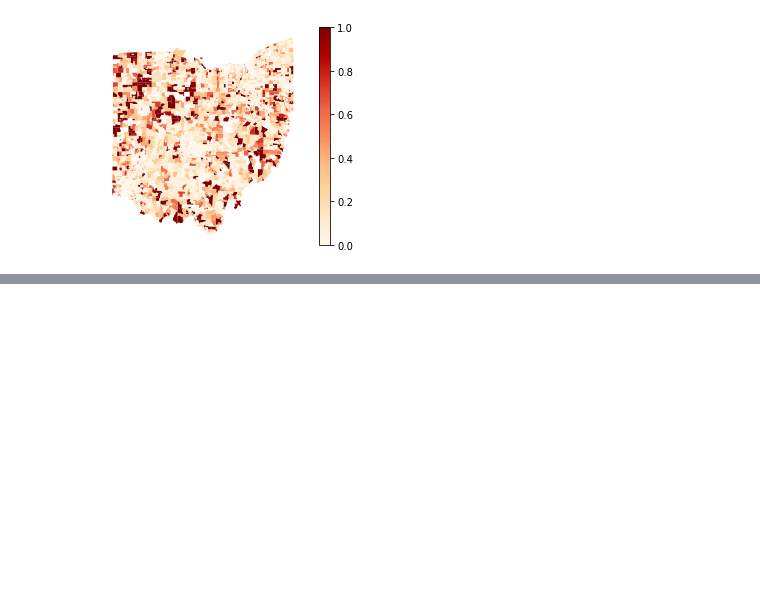
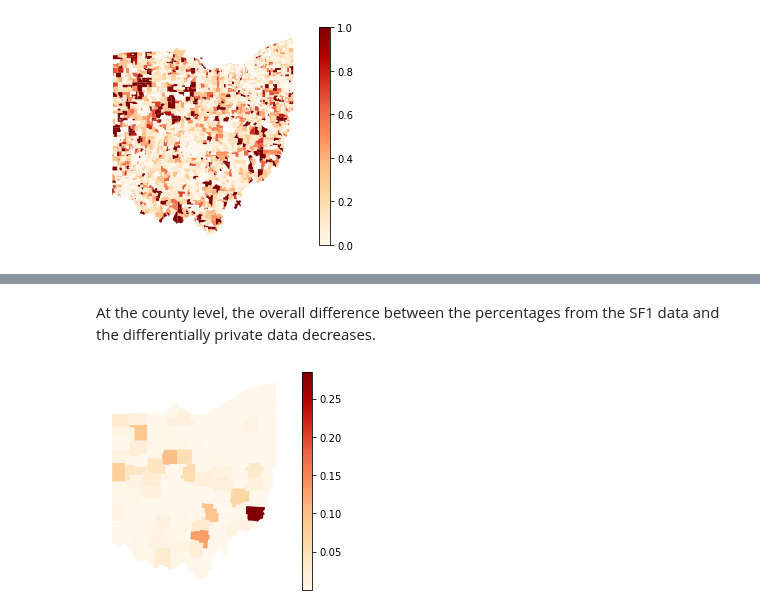
Before and after one commit to linyuehzzz/ucgis-iguide-geoprivacy, a Jupyter notebook: census_privacy.ipynb, the cells around one changed output, grey strips where cells are left out. Cells and saved outputs as stored; diff of their text form; code cells hidden in the pictures; blank space fills up the shorter version.

```diff
--- a/census_privacy.ipynb
+++ b/census_privacy.ipynb
@@ -88,0 +81,9 @@ fig.set_axis_off()
+# %% [markdown]
+At the county level, the overall difference between the percentages from the SF1 data and the differentially private data decreases.
+# %%
+df['diff'] = abs(df['H72004_dp'] / df['H72001_dp'] - df['H72004_sf'] / df['H72001_sf']) / (df['H72004_dp'] / df['H72001_dp'] + df['H72004_sf'] / df['H72001_sf'])
+merged = gdf.set_index('GEOID10').join(df.set_index('COU'))
+fig = merged.plot(column='diff', legend=True, cmap='OrRd')
+fig.set_axis_off()
+# %% [output]
+[figure, added]
```
Also changed, not shown: parts of 13 cells of this notebook, 6 other files.
